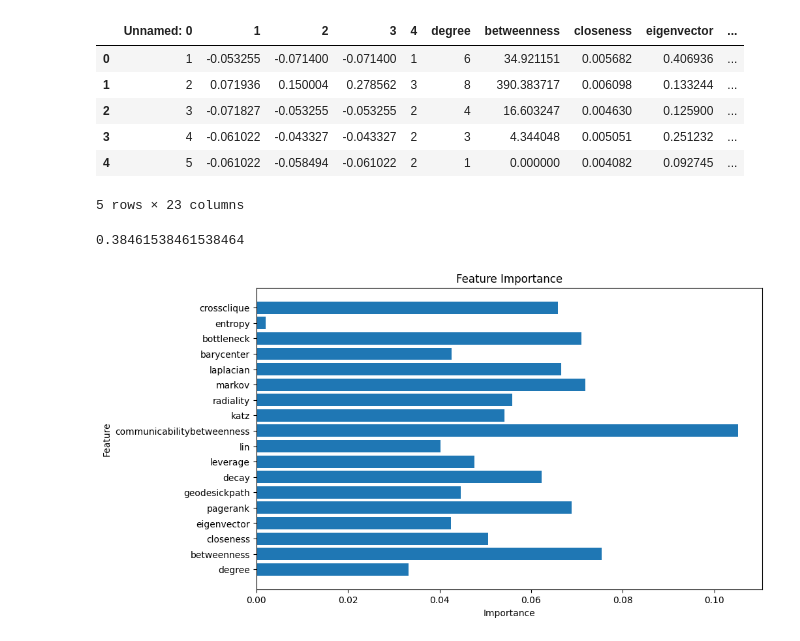
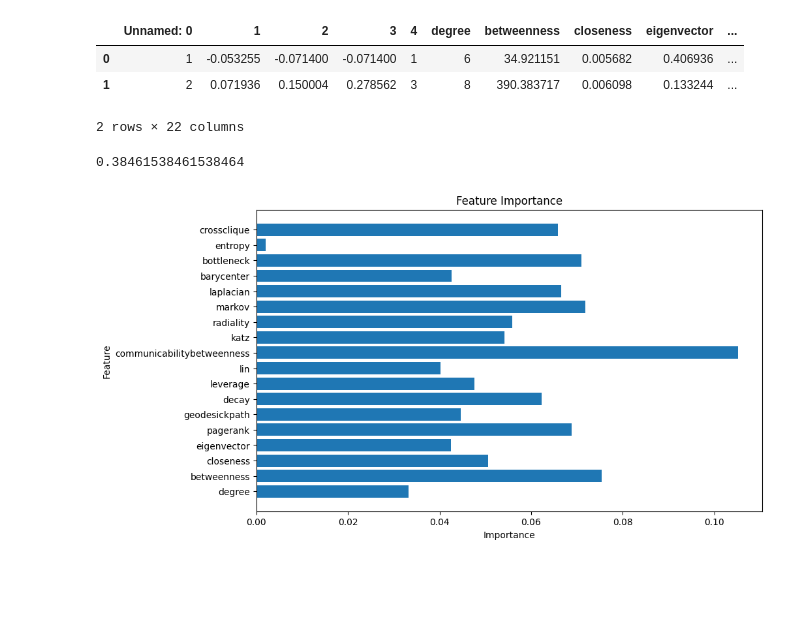
Before and after one commit to GaspardMasson/SNA_Project, a Jupyter notebook: main.ipynb, the cells around one changed output. Cells and saved outputs as stored; diff of their text form; code cells hidden in the pictures; blank space fills up the shorter version.

Commit message:
Add concatenation to main.ipynb

```diff
--- a/main.ipynb
+++ b/main.ipynb
@@ -2,14 +2,16 @@
 import pandas as pd
 # %%
 dolphins = pd.read_csv('outputs/dolphins_dataset.csv')
+polbooks = pd.read_csv('outputs/polbooks_dataset.csv')
+football = pd.read_csv('outputs/football_dataset.csv')
-# %%
-dolphins.head()
-# %% [output]
-|  | Unnamed: 0 | 1 | 2 | 3 | 4 | degree | betweenness | closeness | eigenvector | ... |
-| 0 | 1 | -0.053255 | -0.071400 | -0.071400 | 1 | 6 | 34.921151 | 0.005682 | 0.406936 | ... |
-| 1 | 2 | 0.071936 | 0.150004 | 0.278562 | 3 | 8 | 390.383717 | 0.006098 | 0.133244 | ... |
-| 2 | 3 | -0.071827 | -0.053255 | -0.053255 | 2 | 4 | 16.603247 | 0.004630 | 0.125900 | ... |
-| 3 | 4 | -0.061022 | -0.043327 | -0.043327 | 2 | 3 | 4.344048 | 0.005051 | 0.251232 | ... |
-| 4 | 5 | -0.061022 | -0.058494 | -0.061022 | 2 | 1 | 0.000000 | 0.004082 | 0.092745 | ... |
-5 rows × 23 columns
+# %%
+# append all datasets
+df = pd.concat([dolphins, polbooks, football], ignore_index=True)
+# %%
+df.head(2)
+# %% [output]
+|  | Unnamed: 0 | 1 | 2 | 3 | 4 | degree | betweenness | closeness | eigenvector | ... |
+| 0 | 1 | -0.053255 | -0.071400 | -0.071400 | 1 | 6 | 34.921151 | 0.005682 | 0.406936 | ... |
+| 1 | 2 | 0.071936 | 0.150004 | 0.278562 | 3 | 8 | 390.383717 | 0.006098 | 0.133244 | ... |
+2 rows × 22 columns
 # %%
```
Also changed, not shown: parts of 5 cells of this notebook.
